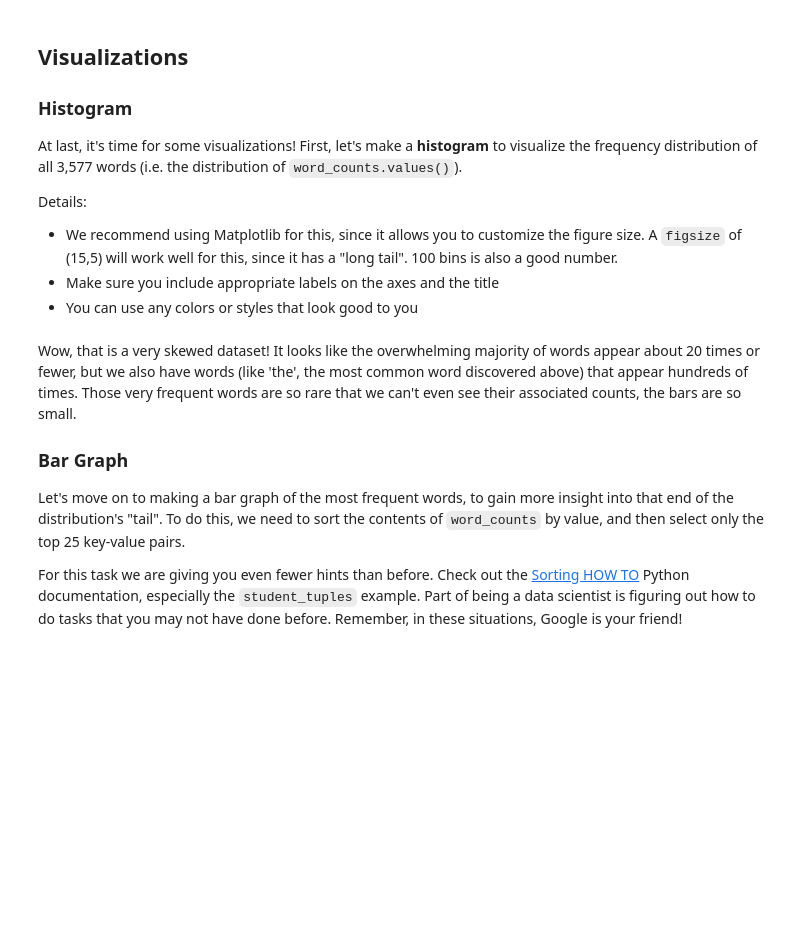
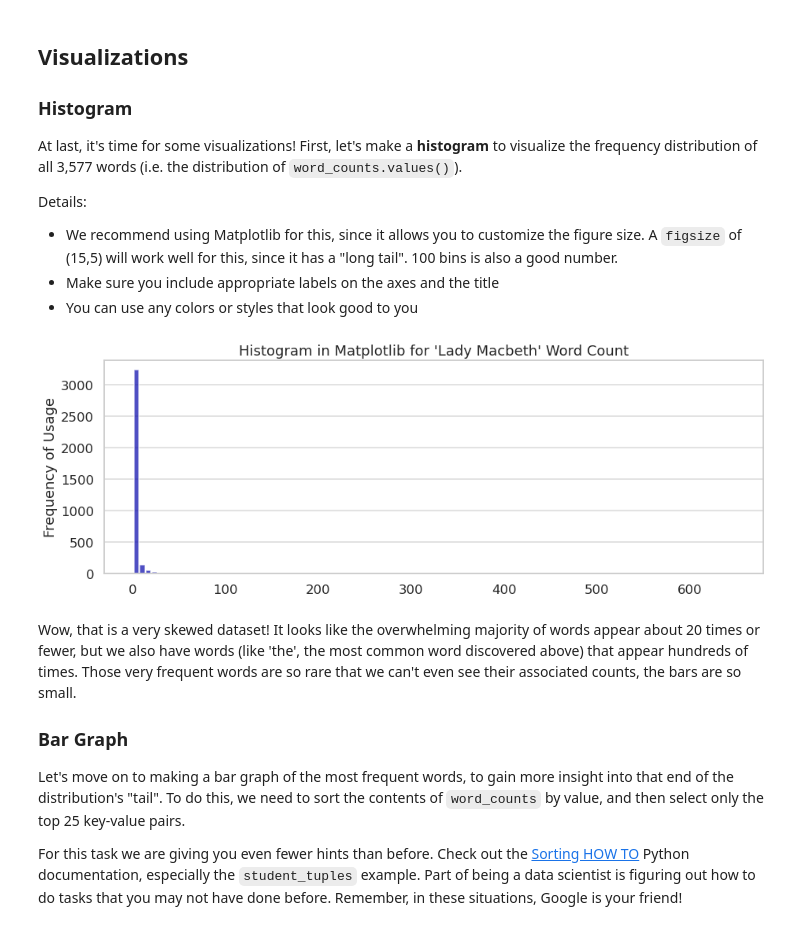
Before and after one commit to sealaurel/dsc-data-viz-cumulative-lab, a Jupyter notebook: index.ipynb, the cells around one changed output. Drawn from its saved outputs; the diff is of its cells as text; code cells hidden in the pictures; blank space fills up the shorter version.

```diff
--- a/index.ipynb
+++ b/index.ipynb
@@ -301,17 +304,19 @@ Details:
 # %%
 # Your code here
 # Import pyplot for plotting
 import matplotlib.pyplot as plt
-
 %matplotlib inline
 
-fig, ax = plt.subplots()
-x = words_cleaned
-ax.hist(x, edgecolor="black", bins=50)
+fig, ax = plt.subplots(figsize=(15,5))
+x = word_counts.values()
+ax.hist(x, bins=100, color='#0504aa',alpha=0.7, rwidth=0.85)
+plt.grid(axis='y', alpha=0.75)
+plt.grid(axis='x', alpha=0.00)
 
-ax.set_title("Histogram in Matplotlib for LAdy MAcbeth Word Count")
-ax.set_xlabel("words used")
-ax.set_ylabel("Frequency of Values");
+ax.set_title("Histogram in Matplotlib for 'Lady Macbeth' Word Count")
+ax.set_ylabel("Frequency of Usage");
+# %% [output]
+[figure, added]
 # %% [markdown]
 Wow, that is a very skewed dataset! It looks like the overwhelming majority of words appear about 20 times or fewer, but we also have words (like 'the', the most common word discovered above) that appear hundreds of times. Those very frequent words are so rare that we can't even see their associated counts, the bars are so small.
 
```
Also changed, not shown: parts of 3 cells of this notebook.
